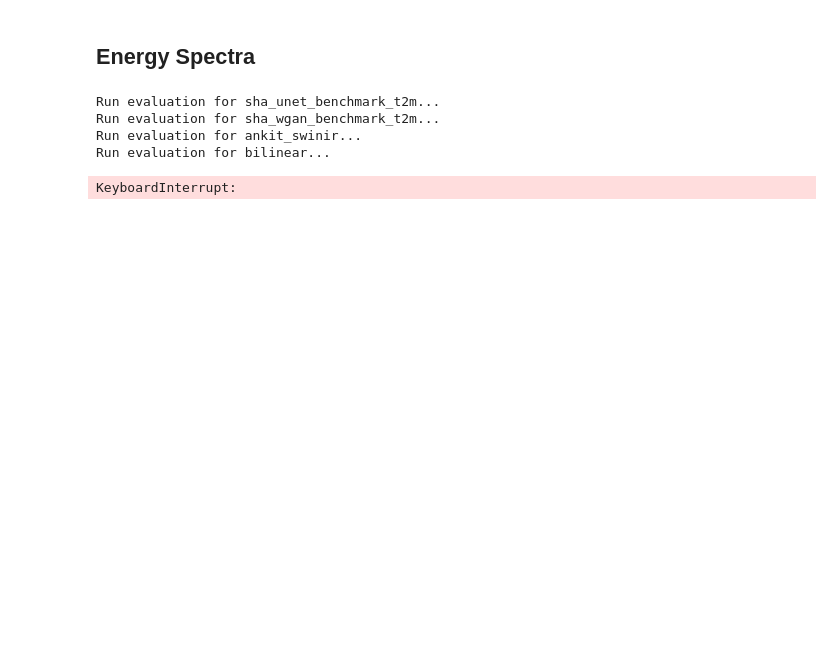
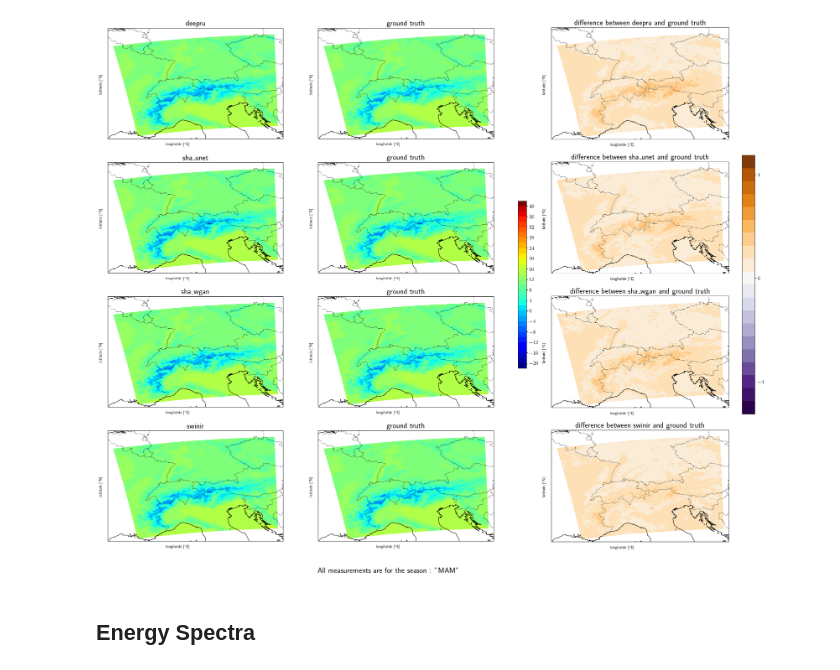
Before and after one commit to mlangguth89/downscaling_benchmark, a Jupyter notebook: postprocess/jupyter_notebooks/meta_postprocessing_t2m.ipynb, the cells around one changed output. Cells and saved outputs as stored; diff of their text form; code cells hidden in the pictures; blank space fills up the shorter version.

```diff
--- a/postprocess/jupyter_notebooks/meta_postprocessing_t2m.ipynb
+++ b/postprocess/jupyter_notebooks/meta_postprocessing_t2m.ipynb
@@ -176,6 +16,0 @@ def get_id_from_fname(fname):
-# %%
-# parameters
-config.plt_dir = os.path.join(config.results_basedir, "meta")
-
-varname = "T2m"
-year = 2018
@@ -208,2 +78,27 @@ create_lines_plot(da_rmse_all.sel({"type": "mean"}), da_rmse_all.sel({"type": "s
+# %%
+file_paths = []
+variable = config.variable
+for model in config.models:
+    file_path = os.path.join(config.base_folder,f"{model}_benchmark_{variable}",f"downscaled_{variable}_{model}.nc")
+    file_paths.append(file_path)
+# %%
+ground_truth_array = []
+forecast_array = []
+difference_array = []
+
+for file_path in file_paths:
+    dataset = xr.open_dataset(file_path)
+    ground_truth = dataset[f"{variable}_ref"]-273
+    forecast = dataset[f"{variable}_fcst"]-273
+    if config.seasons != "year":
+        ground_truth = ground_truth[ground_truth["time.season"] == config.seasons]
+        forecast = forecast[forecast["time.season"] == config.seasons]
+    ground_truth_array.append(np.mean(ground_truth,axis=0))
+    forecast_array.append(np.mean(forecast,axis=0))
+    difference_array.append(np.mean(np.abs(forecast-ground_truth),axis=0))
+# %%
+create_model_compare_plots(forecast_array,ground_truth_array,difference_array,config.models,"model_comparison",seasons=config.seasons)
+# %% [output]
+[figure, added]
 # %% [markdown]
 ## Energy Spectra
@@ -213,26 +104,0 @@ import xarray as xr
-# %%
-power_spectrums = []
-for i, exp in enumerate(config.experiments):
-    print(f"Run evaluation for {exp}...")
-    ds = xr.open_dataset(
-        os.path.join(
-            config.data_dir if exp=="bilinear" else os.path.join(config.results_basedir,exp),
-            filename(exp)))
-    forecast_key,target_key = input_target_key_determiner(ds.keys())
-    #score_engine = Scores(ds[forecast_key], ds[target_key], ["rlat", "rlon"])
-    lonlat_dims = ["rlon","rlat"]
-    nlon, nlat = ds[lonlat_dims[0]].size, ds[lonlat_dims[1]].size
-    dims = ["wavenumber"]
-    coord_dict = {"wavenumber": np.arange(0, np.amin(np.array([int(nlon/2), int(nlat/2)])))}
-    ps_exp = get_spectrum(ds[forecast_key],lonlat_dims=lonlat_dims,lcutoff=True,re=6371.)
-    power_spectrums.append(xr.DataArray(ps_exp.mean(axis=0),dims=["wavenumber"],coords=coord_dict,name=exp))
-
-
-
-    #rmse_tall_exps[exp] = score_engine(config.metrics[0])
-# %% [output]
-Run evaluation for sha_unet_benchmark_t2m...
-Run evaluation for sha_wgan_benchmark_t2m...
-Run evaluation for ankit_swinir...
-Run evaluation for bilinear...
-KeyboardInterrupt:
```
Also changed, not shown: parts of 36 cells of this notebook.
